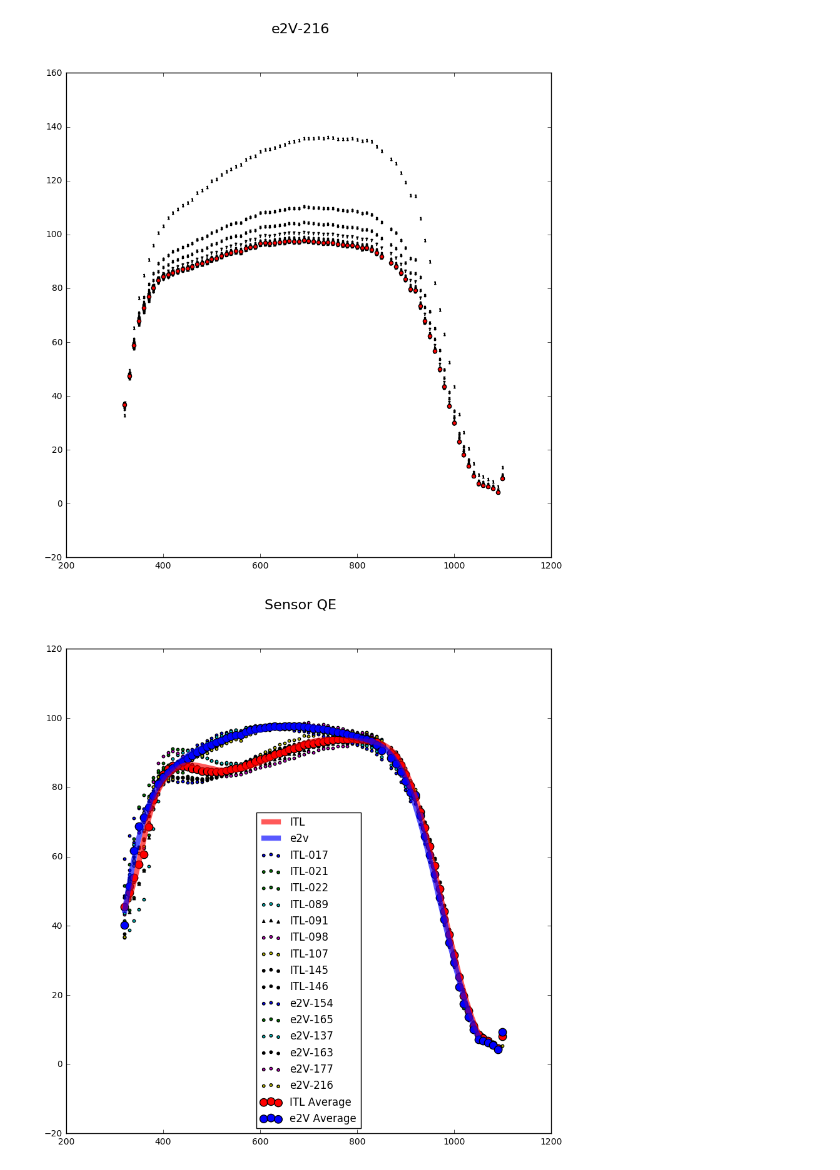
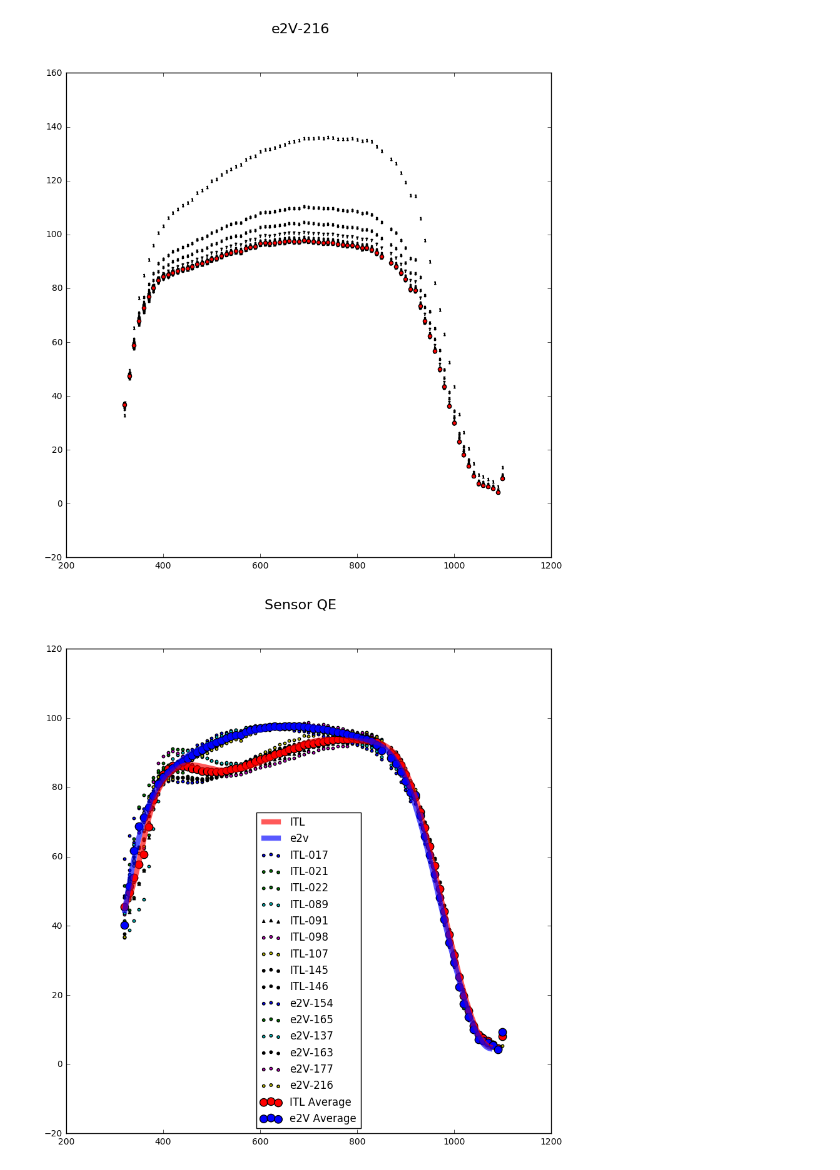
Before and after one commit to smr456/QE-working-area, a Jupyter notebook: QE_v1.ipynb, the cells around one changed output. Saved outputs shown, nothing was run; the diff lists cells and outputs as text; code cells hidden in the pictures.

```diff
--- a/QE_v1.ipynb
+++ b/QE_v1.ipynb
@@ -831,36 +831,36 @@ from scipy import interpolate
 #e2v=interpolate.interp1d(wavelength,superavge,kind='cubic')
 itl=interpolate.UnivariateSpline(wavelength,superavg)
 e2v=interpolate.UnivariateSpline(wavelength,superavge)
-lambda1=np.arange(321,1050,1)
+lambda1=np.arange(321,1075,1)
 itlcurve=itl(lambda1)
 e2vcurve=e2v(lambda1)
 fig1=plt.figure(1,[figwidth,figheight])
 #fig1.ylabel('QE')
 fig1.suptitle('Sensor QE', fontsize=16)
 plt.plot(lambda1, itlcurve,'r',linewidth=6,label='ITL',alpha=0.65)
 plt.plot(lambda1, e2vcurve,'b', linewidth=6, label='e2v',alpha=0.65)
 plt.scatter(wavelength, avg017, 10,'blue',label='ITL-017')
 plt.scatter(wavelength, avg021, 10,'g', label='ITL-021')
 plt.scatter(wavelength, avg022, 10,'g', label='ITL-022')
 plt.scatter(wavelength, avg089, 10,'c', label='ITL-089')
 plt.scatter(wavelength, avg091, 10,'black','^', label='ITL-091')
 plt.scatter(wavelength, avg098, 10,'m', label='ITL-098')
 plt.scatter(wavelength, avg107, 10,'y', label='ITL-107')
 plt.scatter(wavelength, avg145, 10,'k', label='ITL-145')
 plt.scatter(wavelength, avg146, 10,'k', label='ITL-146')
 plt.scatter(wavelength, avg154e, 10,'b', label='e2V-154')
 plt.scatter(wavelength, avg165e, 10,'g', label='e2V-165')
 plt.scatter(wavelength, avg137e, 10,'c', label='e2V-137')
 plt.scatter(wavelength, avg163e, 10,'black', label='e2V-163')
 plt.scatter(wavelength, avg177e, 10,'m', label='e2V-177')
 plt.scatter(wavelength, avg216e, 10,'y', label='e2V-216')
 plt.scatter(wavelength, superavg, 80,'r', label='ITL Average')
 plt.scatter(wavelength, superavge, 80,'b', label='e2V Average')
 #plt.scatter(wavelength, avg179e, 50,'y', label='e2V-179')
 pylab.legend(loc='lower center')
 fig1.savefig('SensorQE.pdf')
 # %% [output]
-[figure, old version]
+[figure, new version]
 # %%
 
 fig1=plt.figure(1,[figwidth,figheight])
```
Also changed, not shown: parts of 1 cell of this notebook, 4 other files.
